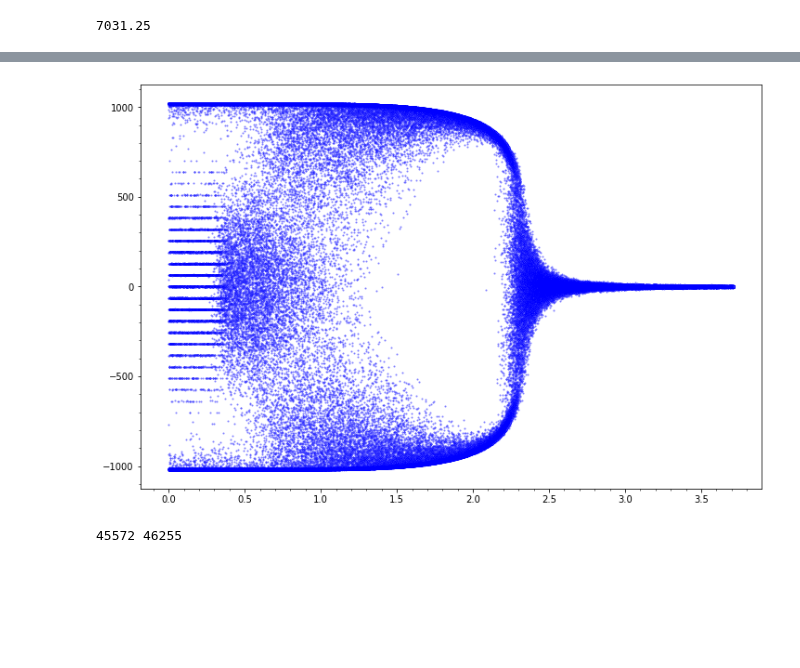
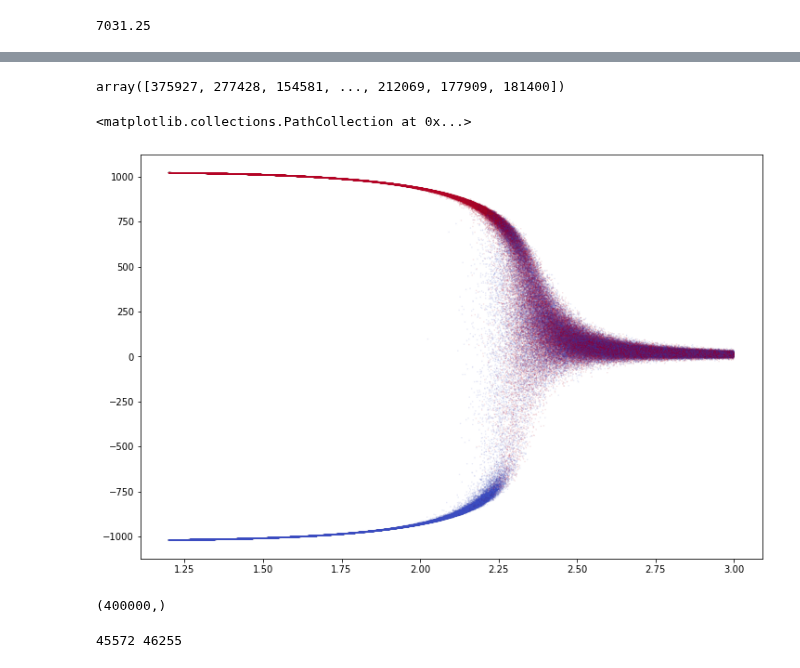
Before and after one commit to ashmat98/ising-model, a Jupyter notebook: python/magnetization-vs-T with H.ipynb, the cells around one changed output, grey strips where cells are left out. Cells and saved outputs as stored; diff of their text form; code cells hidden in the pictures; blank space fills up the shorter version.

```diff
--- a/python/magnetization-vs-T with H.ipynb
+++ b/python/magnetization-vs-T with H.ipynb
@@ -99,12 +105,25 @@ plt.minorticks_on()
-# %%
-# plt.errorbar(Ts, np.abs(meanMs),yerr=errMs)
-plt.scatter(Ts, (meanMs), s=1, marker="o", c="white", edgecolors="blue", alpha=0.5)
-plt.minorticks_on()
-# plt.grid(which="both")
-# for t, m in zip(Ts, np.abs(meanMs)):
-#     plt.gca().annotate(f'{t:0.2f}', (t,m))
-# %% [output]
-[figure, removed]
+# %%
+Ts_tot = np.concatenate([Ts,Ts])
+
+Ms_tot = np.concatenate([meanMs_p, -meanMs_n])
+c_tot = np.concatenate([np.zeros_like(Ts), np.ones_like(Ts)])
+perm = np.random.permutation(len(Ts_tot))
+Ts_tot = Ts_tot[perm]
+Ms_tot = Ms_tot[perm]
+c_tot = c_tot[perm]
+# %%
+perm
+# %% [output]
+array([375927, 277428, 154581, ..., 212069, 177909, 181400])
+# %%
+plt.scatter(Ts_tot, Ms_tot, c=-c_tot, s=0.3, alpha=0.1, cmap="coolwarm")
+# %% [output]
+<matplotlib.collections.PathCollection at 0x...>
+[figure, added]
+# %%
+Ts_tot.shape
+# %% [output]
+(400000,)
 # %%
 print(len(meanMs[meanMs<-900]), len(meanMs[meanMs>+900]))
 # %% [output]
```
Also changed, not shown: parts of 7 cells of this notebook.
